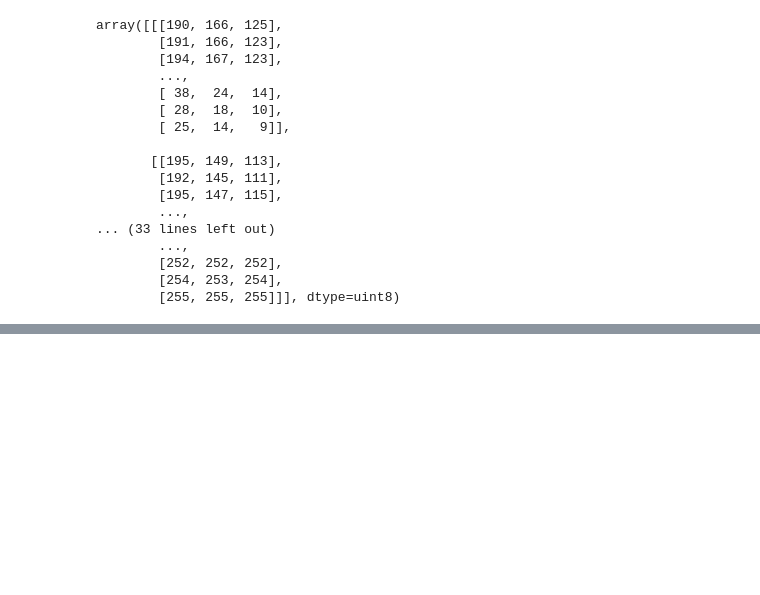
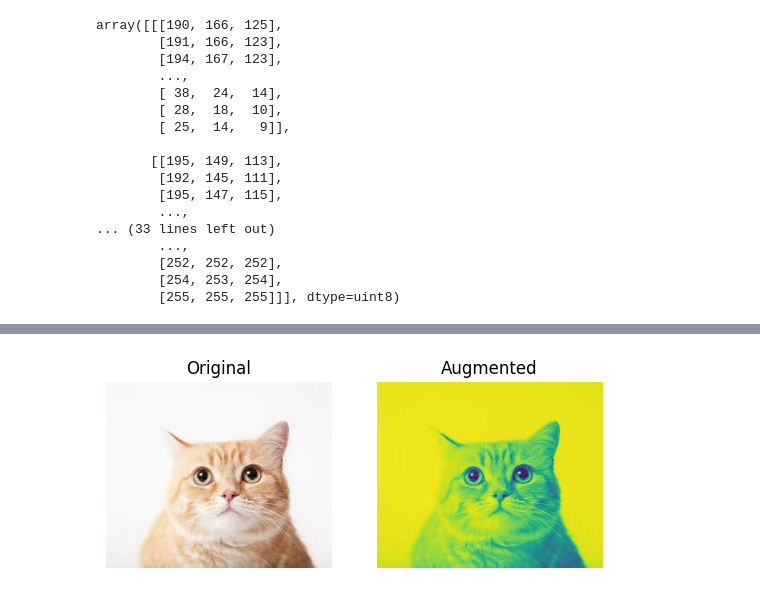
Before and after one commit to JOJUNHYUNG0818/ai, a Jupyter notebook: 7데이터_전처리.ipynb, the cells around one changed output, grey strips where cells are left out. Cells and saved outputs as stored; diff of their text form; code cells hidden in the pictures; blank space fills up the shorter version.

```diff
--- a/7데이터_전처리.ipynb
+++ b/7데이터_전처리.ipynb
@@ -543,0 +582,6 @@ array([[[190, 166, 125],
+# %%
+# 컬러를 흑백
+flipped = tf.image.rgb_to_grayscale(image)
+visualize(image,flipped)
+# %% [output]
+[figure, added]
```
Also changed, not shown: parts of 13 cells of this notebook.
